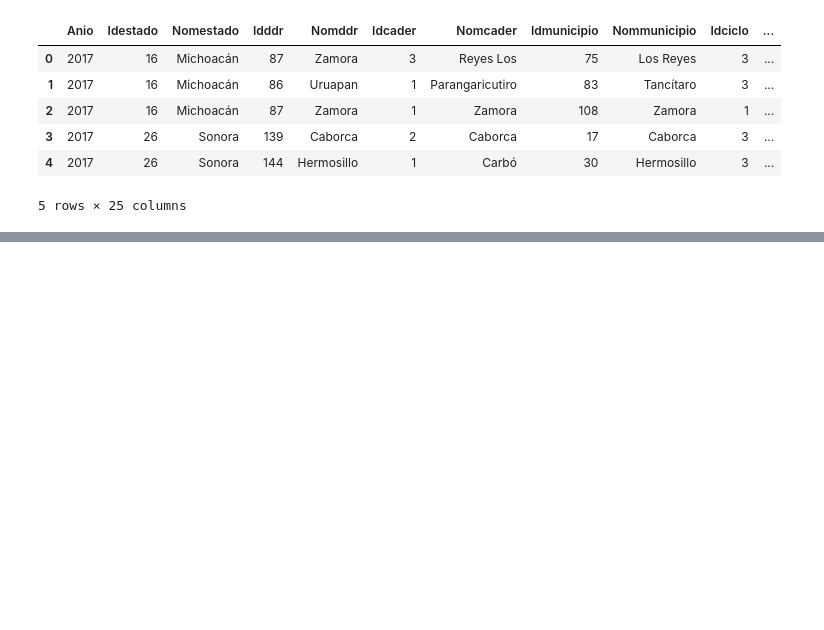
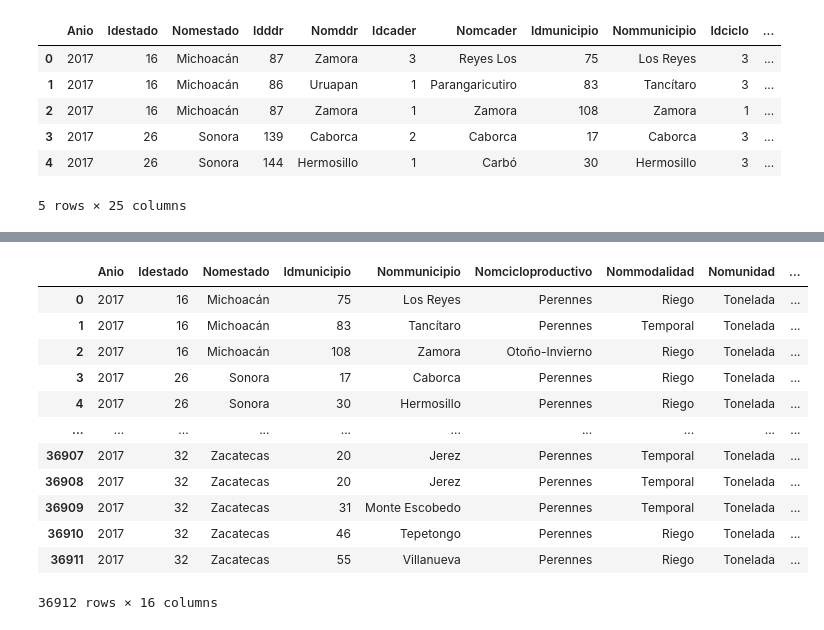
Before and after one commit to EduardoChaconAlmada/Project2team5, a Jupyter notebook: Agri_EDA_2017.ipynb, the cells around one changed output, grey strips where cells are left out. Drawn from its saved outputs; the diff is of its cells as text; code cells hidden in the pictures; blank space fills up the shorter version.

```diff
--- a/Agri_EDA_2017.ipynb
+++ b/Agri_EDA_2017.ipynb
@@ -14,0 +84,20 @@ data_a.head()
+# %%
+# Drop Columns
+data_a = data_a.drop(data_a.columns[[3,4,5, 6, 9, 11, 13, 15, 24]], axis=1)
+# %%
+# Display Data
+data_a
+# %% [output]
+|  | Anio | Idestado | Nomestado | Idmunicipio | Nommunicipio | Nomcicloproductivo | Nommodalidad | Nomunidad | ... |
+| 0 | 2017 | 16 | Michoacán | 75 | Los Reyes | Perennes | Riego | Tonelada | ... |
+| 1 | 2017 | 16 | Michoacán | 83 | Tancítaro | Perennes | Temporal | Tonelada | ... |
+| 2 | 2017 | 16 | Michoacán | 108 | Zamora | Otoño-Invierno | Riego | Tonelada | ... |
+| 3 | 2017 | 26 | Sonora | 17 | Caborca | Perennes | Riego | Tonelada | ... |
+| 4 | 2017 | 26 | Sonora | 30 | Hermosillo | Perennes | Riego | Tonelada | ... |
+| ... | ... | ... | ... | ... | ... | ... | ... | ... | ... |
+| 36907 | 2017 | 32 | Zacatecas | 20 | Jerez | Perennes | Temporal | Tonelada | ... |
+| 36908 | 2017 | 32 | Zacatecas | 20 | Jerez | Perennes | Temporal | Tonelada | ... |
+| 36909 | 2017 | 32 | Zacatecas | 31 | Monte Escobedo | Perennes | Temporal | Tonelada | ... |
+| 36910 | 2017 | 32 | Zacatecas | 46 | Tepetongo | Perennes | Riego | Tonelada | ... |
+| 36911 | 2017 | 32 | Zacatecas | 55 | Villanueva | Perennes | Riego | Tonelada | ... |
+36912 rows × 16 columns
```
Also changed, not shown: parts of 9 cells of this notebook.
